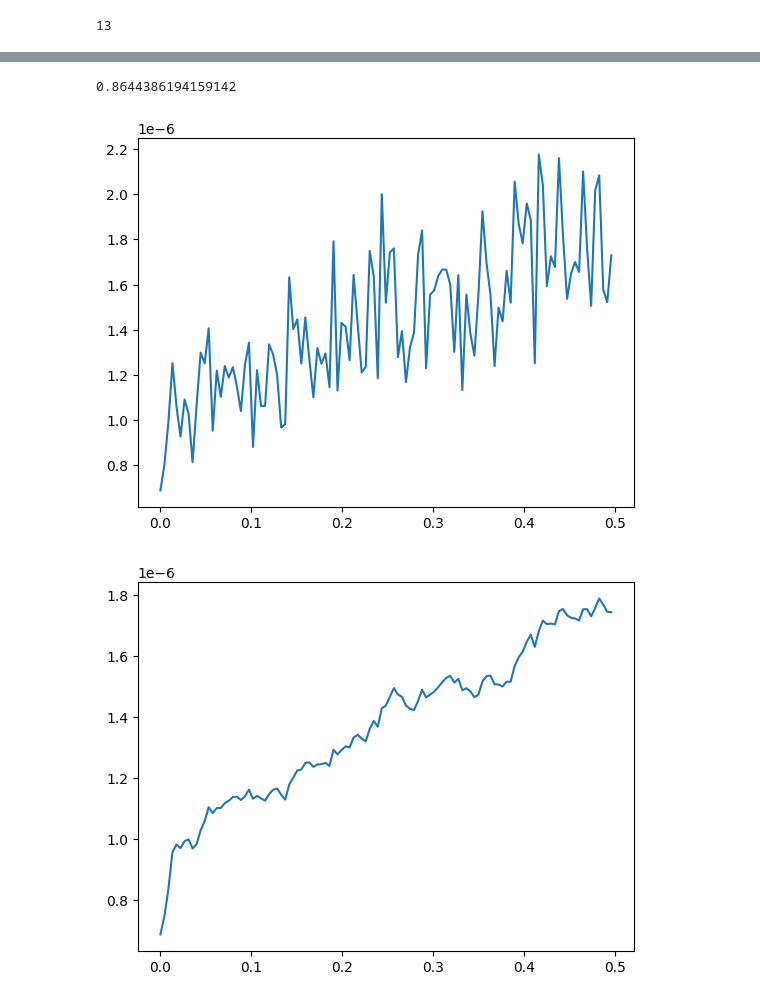
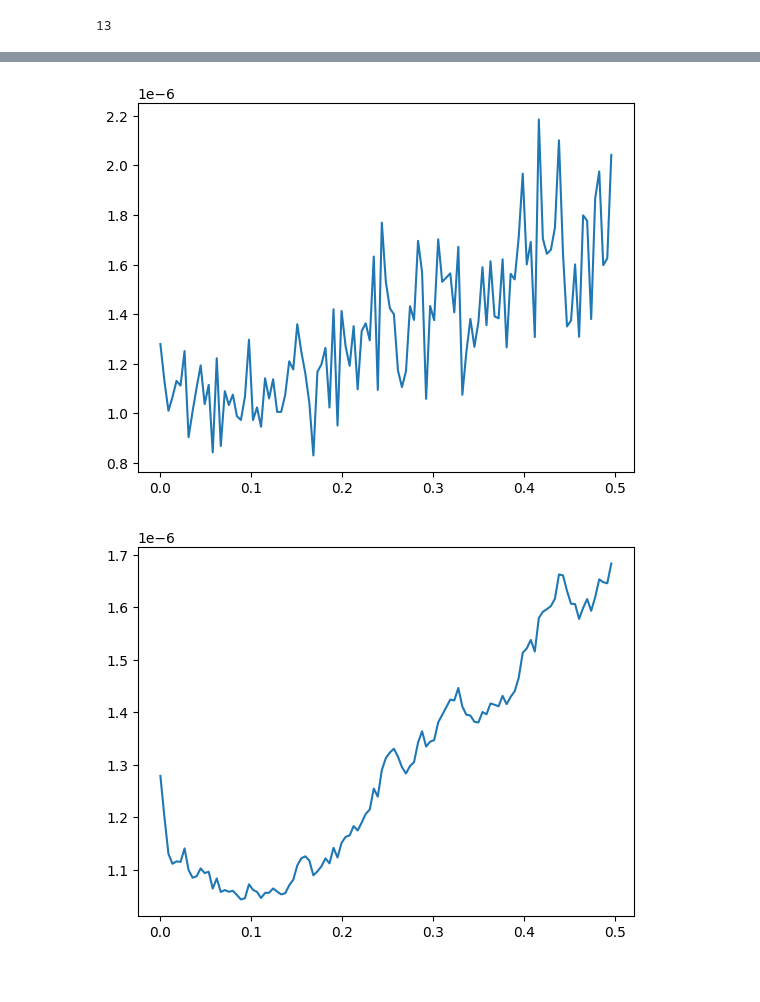
Before and after one commit to SIGCHLD-handler/Industrial_Silicon, a Jupyter notebook: si_history.ipynb, the cells around one changed output, grey strips where cells are left out. Cells and saved outputs as stored; diff of their text form; code cells hidden in the pictures.

```diff
--- a/si_history.ipynb
+++ b/si_history.ipynb
@@ -255,9 +255,3 @@ strong multicollinearity or other numerical problems.
-# %%
-syn_index = index_val * 0.2 + si_vwap *
-syn_diff = syn_index - si_val
-syn_index.corr(si_val)
-# %% [output]
-0.8644386194159142
 # %%
 def daily_series(panel: pd.DataFrame, diff: bool=False):
     all_daily = pd.DataFrame()
@@ -277,25 +271,25 @@ def long_data_export(all_daily: pd.DataFrame):
     all_daily_long = all_daily_long.sort_values(by=["date", "time"]).reset_index(drop=True)
     all_daily_long.to_csv("si_daily_minute.csv")
 # %%
-panel = daily_series(syn_diff)
+panel = daily_series(val_diff)
 
 def spectral_analysis(series: pd.Series):
     fft_result = np.fft.fft(series.diff().dropna())
     n = len(panel.index)
     freq = np.fft.fftfreq(n)
     psd = np.abs(fft_result) ** 2 / n
     return pd.Series(psd[: n//2], index=freq[: n//2])
 
 average_spectral_power = panel.apply(spectral_analysis).mean(axis=1)
 plt.plot(average_spectral_power)
 plt.show()
 # %% [output]
-[figure, old version]
+[figure, new version]
 # %%
 plt.plot(average_spectral_power.ewm(span=20, ignore_na=True).mean())
 plt.show()
 # %% [output]
-[figure, old version]
+[figure, new version]
 # %%
 model = ARIMA(val_diff, order=(1, 0, 1))
 print(model.fit().summary())
```
Also changed, not shown: parts of 13 cells of this notebook, 11 other files.
